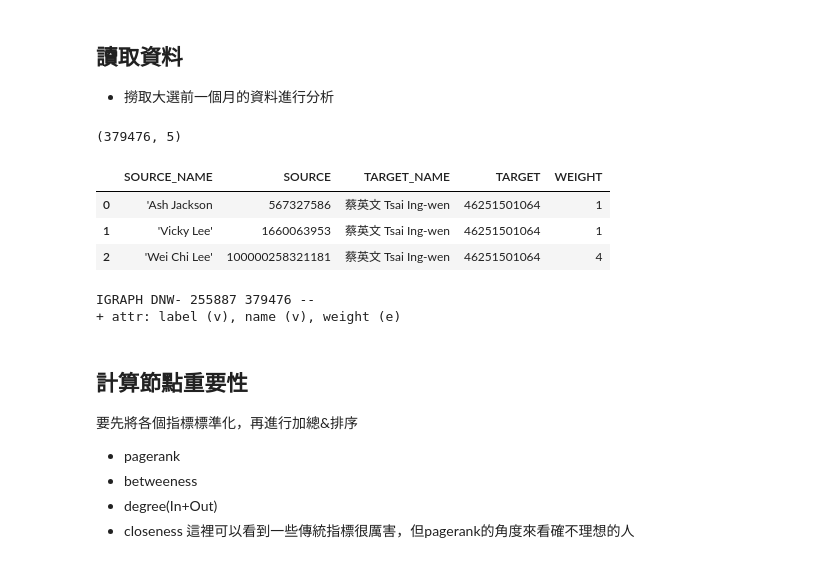
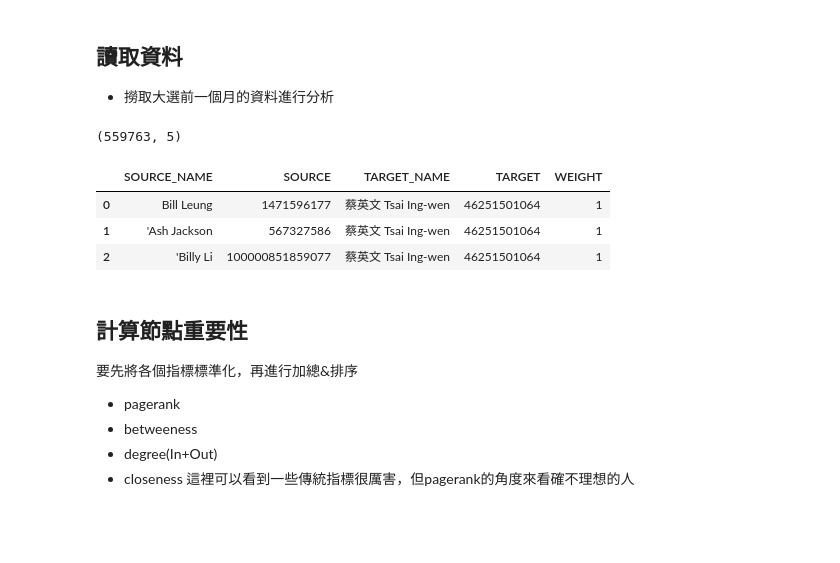
Before and after one commit to tlyu0419/FindAndMeetKOLs, a Jupyter notebook: 總統大選的社群網絡分析.ipynb, the cells around one changed output. Drawn from its saved outputs; the diff is of its cells as text; code cells hidden in the pictures; blank space fills up the shorter version.

```diff
--- a/總統大選的社群網絡分析.ipynb
+++ b/總統大選的社群網絡分析.ipynb
@@ -254,21 +272,22 @@ Replies202004.pkl (22647, 4)
 # %%
 Interact = pd.concat([pd.read_pickle('data/Interactive/Interactive_Comments.pkl'),
                       pd.read_pickle('data/Interactive/Interactive_Replies.pkl')],
-                        ignore_index = True)
-# 大選前一個月的
-Interact = Interact.loc[Interact['TIME'].between('2019-12-11','2020-01-10',True),:]
-# Interact = Interact.loc[Interact['TIME'].between('2020-01-09','2020-01-10',True),:]
+                     ignore_index = True)
+# 大選前二個月的資料
+Interact = Interact.loc[Interact['TIME'].between('2019-11-11','2020-01-10',True),:]
+# 大選前 一個月
+# Interact = Interact.loc[Interact['TIME'].between('2019-12-11','2020-01-10',True),:]
 Interact = Interact.groupby(['SOURCE_NAME', 'SOURCE','TARGET_NAME', 'TARGET']).size().reset_index()
 Interact.columns = ['SOURCE_NAME', 'SOURCE', 'TARGET_NAME', 'TARGET', 'WEIGHT']
 
 # 去除自我引用
-Interact = Interact.loc[Interact['SOURCE']!=Interact['TARGET'],:]
+Interact = Interact.loc[Interact['SOURCE']!=Interact['TARGET'], :]
 print(Interact.shape)
 Interact.head(3)
 # %% [output]
-(379476, 5)
+(559763, 5)
 |  | SOURCE_NAME | SOURCE | TARGET_NAME | TARGET | WEIGHT |
-| 0 | 'Ash Jackson | 567327586 | 蔡英文 Tsai Ing-wen | 46251501064 | 1 |
-| 1 | 'Vicky Lee' | 1660063953 | 蔡英文 Tsai Ing-wen | 46251501064 | 1 |
-| 2 | 'Wei Chi Lee' | 100000258321181 | 蔡英文 Tsai Ing-wen | 46251501064 | 4 |
+| 0 | Bill Leung | 1471596177 | 蔡英文 Tsai Ing-wen | 46251501064 | 1 |
+| 1 | 'Ash Jackson | 567327586 | 蔡英文 Tsai Ing-wen | 46251501064 | 1 |
+| 2 | 'Billy Li | 100000851859077 | 蔡英文 Tsai Ing-wen | 46251501064 | 1 |
 # %%
@@ -288,13 +308,10 @@ for vertex in vertices['VERTEX']:
 
 # 加入 node 的 label
 g.vs['label'] = vertices['VERTEX_NAME'].values
-del vertices
+# del vertices
 
 # 加入 edge 與 weight 資訊
 for source, target, weight in zip(Interact['SOURCE'], Interact['TARGET'], Interact['WEIGHT']):
     g.add_edge(source, target, weight = weight)
 
 igraph.summary(g)
-# %% [output]
-IGRAPH DNW- 255887 379476 --
-+ attr: label (v), name (v), weight (e)
```
Also changed, not shown: parts of 46 cells of this notebook.
